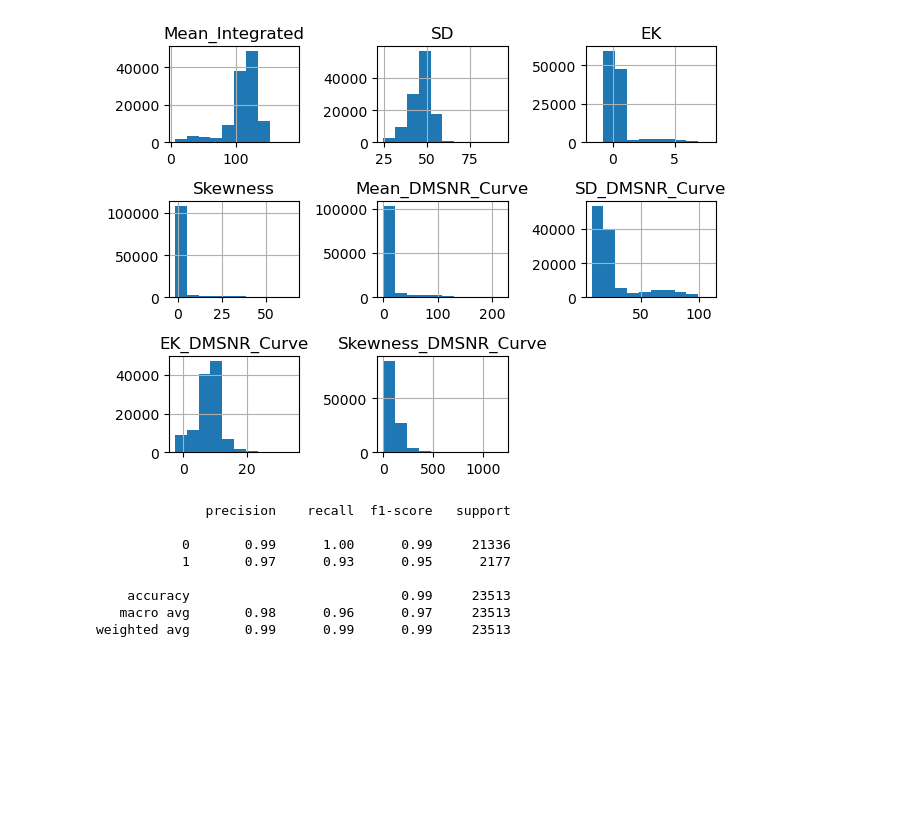
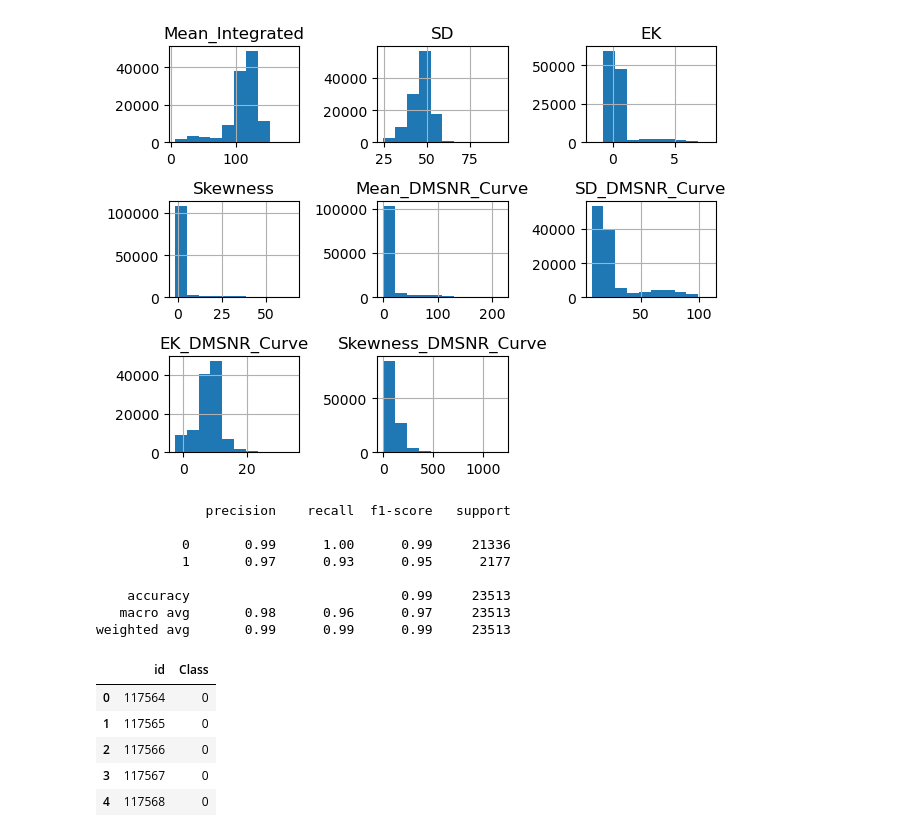
Before and after one commit to slmsshk/Data-Science-Dummy-main, a Jupyter notebook: Playground Series - Season 3, Episode 10/Training.ipynb, the cells around one changed output. Drawn from its saved outputs; the diff is of its cells as text; code cells hidden in the pictures; blank space fills up the shorter version.

```diff
--- a/Playground Series - Season 3, Episode 10/Training.ipynb
+++ b/Playground Series - Season 3, Episode 10/Training.ipynb
@@ -58,5 +58,18 @@ weighted avg       0.99      0.99      0.99     23513
 # %%
 # prediction
 
 test=pd.read_csv('test.csv',index_col=0)
-final=pd.DataFrame(xgb.predict(test))
+
+final_df=pd.DataFrame()
+
+final_df['id']=test.index
+final_df['Class']=xgb.predict(test)
+final_df.to_csv('submission.csv',index=False)
+final_df.head()
+# %% [output]
+|  | id | Class |
+| 0 | 117564 | 0 |
+| 1 | 117565 | 0 |
+| 2 | 117566 | 0 |
+| 3 | 117567 | 0 |
+| 4 | 117568 | 0 |
```
Also changed, not shown: parts of 1 cell of this notebook, 9 other files.
